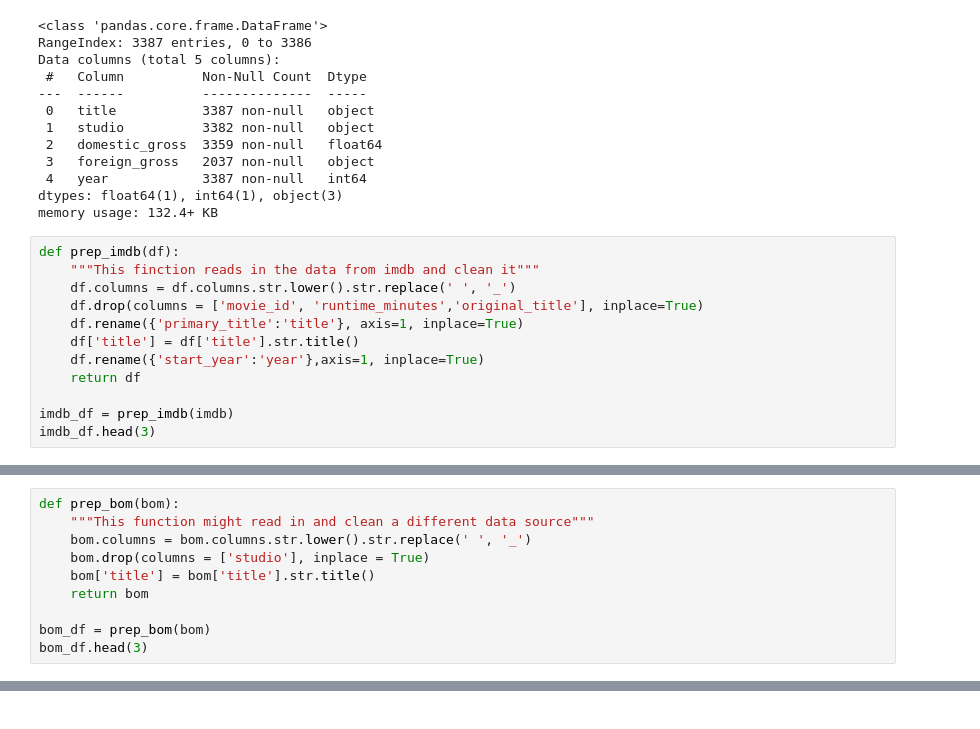
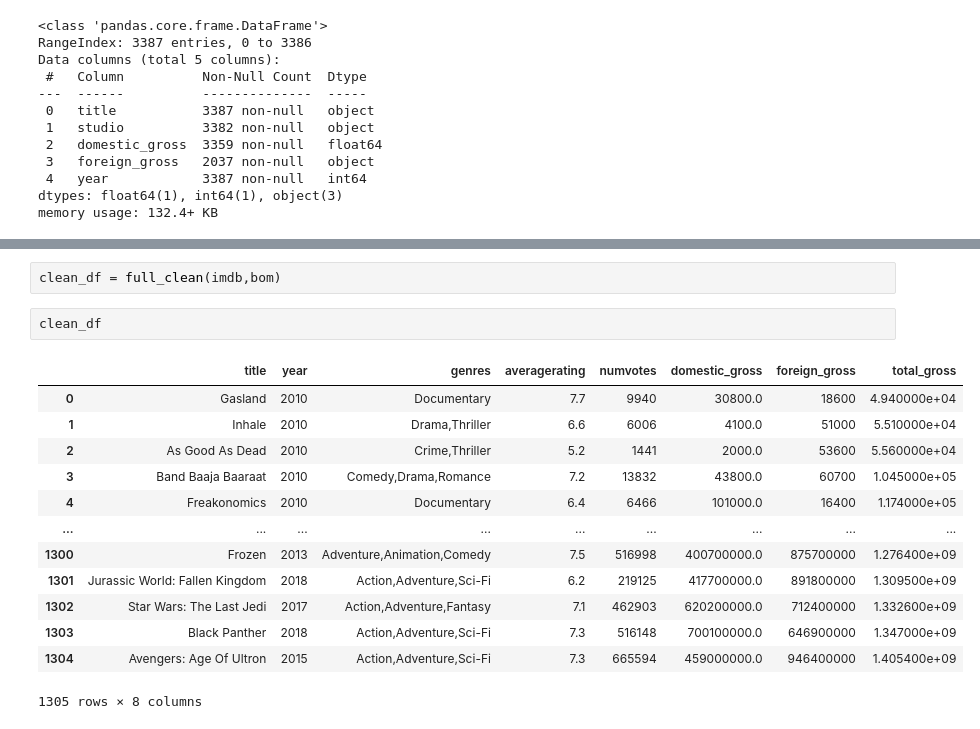
Before and after one commit to nil-91/Microsoft_Movie_Analysis, a Jupyter notebook: code/eda_notebook.ipynb, the cells around one changed output, grey strips where cells are left out. Drawn from its saved outputs; the diff is of its cells as text.

Commit message:
finished data cleaning

```diff
--- a/code/eda_notebook.ipynb
+++ b/code/eda_notebook.ipynb
@@ -58,15 +58,3 @@ Data columns (total 5 columns):
  4   year            3387 non-null   int64
 dtypes: float64(1), int64(1), object(3)
 memory usage: 132.4+ KB
-# %%
-def prep_imdb(df):
-    """This finction reads in the data from imdb and clean it"""
-    df.columns = df.columns.str.lower().str.replace(' ', '_')
-    df.drop(columns = ['movie_id', 'runtime_minutes','original_title'], inplace=True)
-    df.rename({'primary_title':'title'}, axis=1, inplace=True)
-    df['title'] = df['title'].str.title()
-    df.rename({'start_year':'year'},axis=1, inplace=True)
-    return df
-
-imdb_df = prep_imdb(imdb)
-imdb_df.head(3)
@@ -78,10 +60,0 @@ imdb_df.head(3)
-# %%
-def prep_bom(bom):
-    """This function might read in and clean a different data source"""
-    bom.columns = bom.columns.str.lower().str.replace(' ', '_')
-    bom.drop(columns = ['studio'], inplace = True)
-    bom['title'] = bom['title'].str.title()
-    return bom
-
-bom_df = prep_bom(bom)
-bom_df.head(3)
@@ -168,0 +117,18 @@ df.sort_values(by=['total_gross'])
+# %%
+clean_df = full_clean(imdb,bom)
+# %%
+clean_df
+# %% [output]
+|  | title | year | genres | averagerating | numvotes | domestic_gross | foreign_gross | total_gross |
+| 0 | Gasland | 2010 | Documentary | 7.7 | 9940 | 30800.0 | 18600 | 4.940000e+04 |
+| 1 | Inhale | 2010 | Drama,Thriller | 6.6 | 6006 | 4100.0 | 51000 | 5.510000e+04 |
+| 2 | As Good As Dead | 2010 | Crime,Thriller | 5.2 | 1441 | 2000.0 | 53600 | 5.560000e+04 |
+| 3 | Band Baaja Baaraat | 2010 | Comedy,Drama,Romance | 7.2 | 13832 | 43800.0 | 60700 | 1.045000e+05 |
+| 4 | Freakonomics | 2010 | Documentary | 6.4 | 6466 | 101000.0 | 16400 | 1.174000e+05 |
+| ... | ... | ... | ... | ... | ... | ... | ... | ... |
+| 1300 | Frozen | 2013 | Adventure,Animation,Comedy | 7.5 | 516998 | 400700000.0 | 875700000 | 1.276400e+09 |
+| 1301 | Jurassic World: Fallen Kingdom | 2018 | Action,Adventure,Sci-Fi | 6.2 | 219125 | 417700000.0 | 891800000 | 1.309500e+09 |
+| 1302 | Star Wars: The Last Jedi | 2017 | Action,Adventure,Fantasy | 7.1 | 462903 | 620200000.0 | 712400000 | 1.332600e+09 |
+| 1303 | Black Panther | 2018 | Action,Adventure,Sci-Fi | 7.3 | 516148 | 700100000.0 | 646900000 | 1.347000e+09 |
+| 1304 | Avengers: Age Of Ultron | 2015 | Action,Adventure,Sci-Fi | 7.3 | 665594 | 459000000.0 | 946400000 | 1.405400e+09 |
+1305 rows × 8 columns
```
Also changed, not shown: parts of 10 cells of this notebook, 4 other files.
